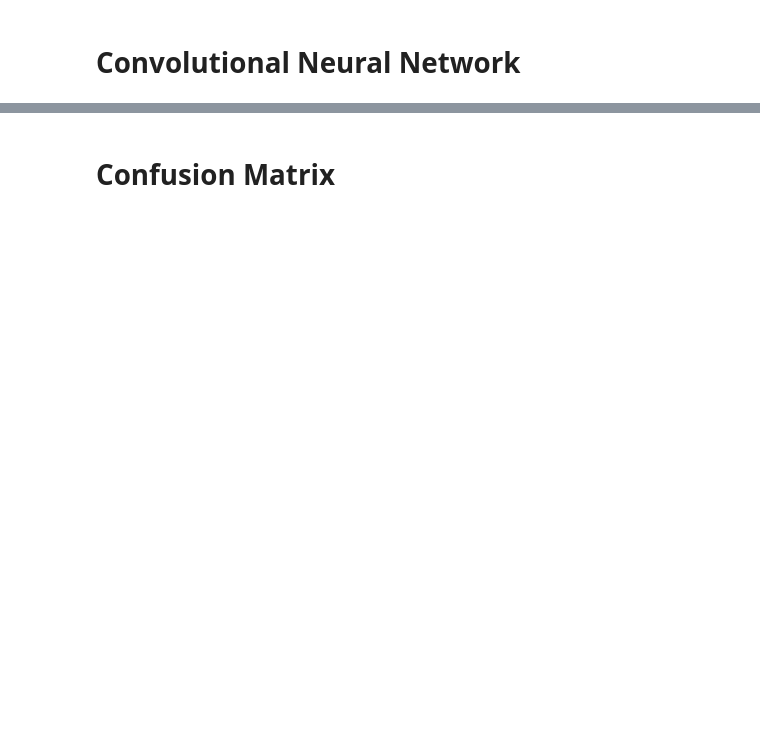
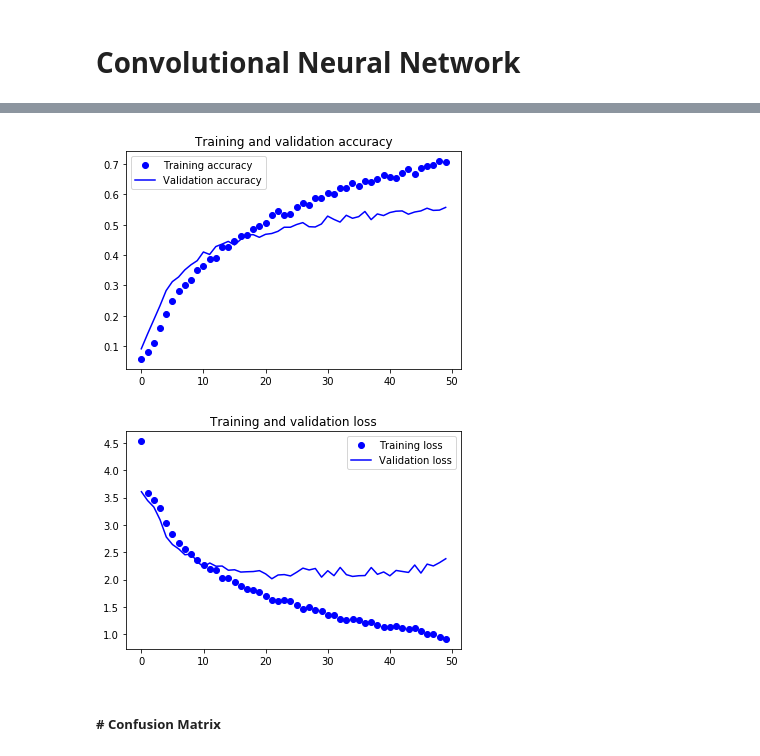
Before and after one commit to nvgopal/DS3_Audio_Reg, a Jupyter notebook: AudioClassification.ipynb, the cells around one changed output, grey strips where cells are left out. Cells and saved outputs as stored; diff of their text form; code cells hidden in the pictures; blank space fills up the shorter version.

```diff
--- a/AudioClassification.ipynb
+++ b/AudioClassification.ipynb
@@ -214,6 +246,24 @@ Test accuracy: 0.4372759759426117
+# %%
+accuracy = model_original.history['accuracy'] #https://www.datacamp.com/community/tutorials/convolutional-neural-networks-python
+val_accuracy = model_original.history['val_accuracy']
+loss = model_original.history['loss']
+val_loss = model_original.history['val_loss']
+epochs = range(len(accuracy))
+plt.plot(epochs, accuracy, 'bo', label='Training accuracy')
+plt.plot(epochs, val_accuracy, 'b', label='Validation accuracy')
+plt.title('Training and validation accuracy')
+plt.legend()
+plt.figure()
+plt.plot(epochs, loss, 'bo', label='Training loss')
+plt.plot(epochs, val_loss, 'b', label='Validation loss')
+plt.title('Training and validation loss')
+plt.legend()
+plt.show()
+# %% [output]
+[figure, added]
+[figure, added]
 # %% [markdown]
-
-# Confusion Matrix
+##### # Confusion Matrix
 # %%
 # Get predictions
 y_pred = model.predict_classes(X_test)
```
Also changed, not shown: parts of 11 cells of this notebook.
